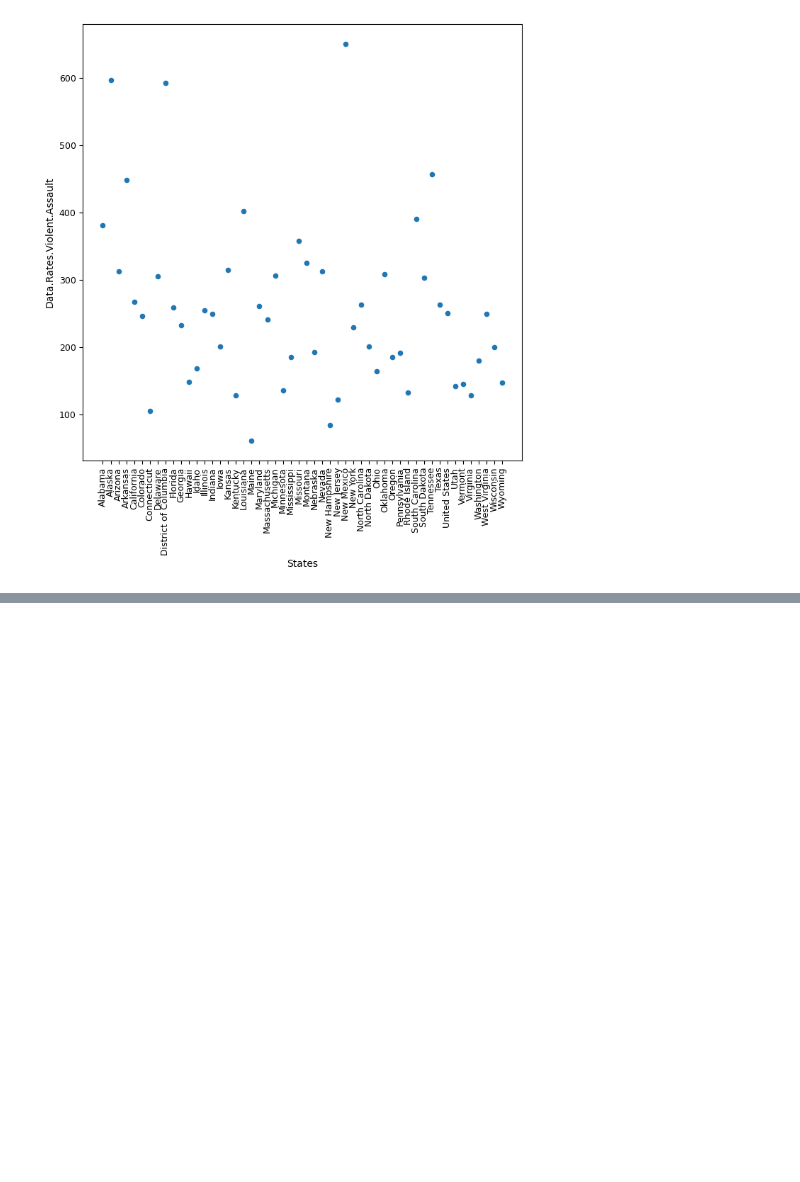
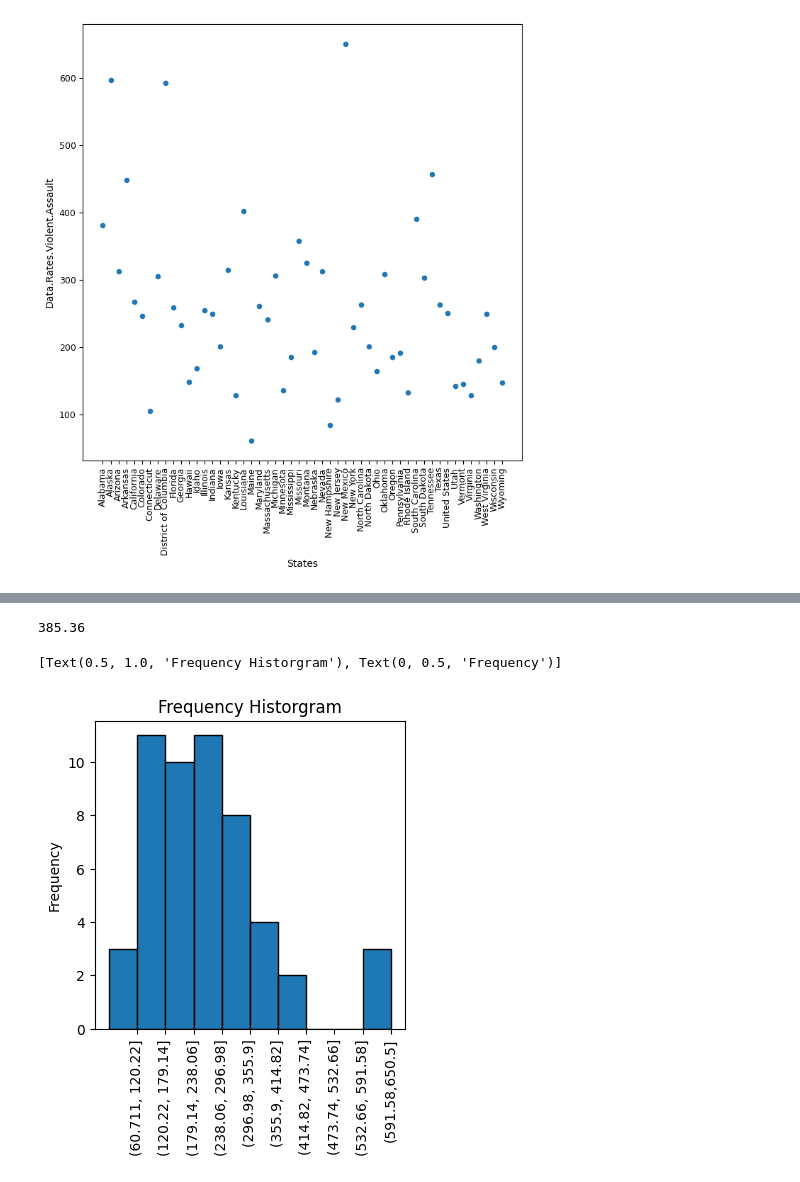
Before and after one commit to ekeminiess15/SpecialTopic-ML, a Jupyter notebook: chapter4/exploratory_data.ipynb, the cells around one changed output, grey strips where cells are left out. Cells and saved outputs as stored; diff of their text form; code cells hidden in the pictures; blank space fills up the shorter version.

```diff
--- a/chapter4/exploratory_data.ipynb
+++ b/chapter4/exploratory_data.ipynb
@@ -78,0 +125,4 @@ plt.savefig('scatter_plot', dpi=100)
+# %%
+binnedAssault = pd.cut(new_data["Data.Rates.Violent.Assault"],10)
+result = binnedAssault.value_counts().to_frame()
+result.head(10)
@@ -78,0 +141,17 @@ plt.savefig('scatter_plot', dpi=100)
+# %%
+from hashlib import new
+from matplotlib.pyplot import xticks
+
+
+print(binnedAssault.iloc[0].mid)
+xticks_label = ['(60.711, 120.22]','(120.22, 179.14]','(179.14, 238.06]','(238.06, 296.98]','(296.98, 355.9]','(355.9, 414.82]','(414.82, 473.74]','(473.74, 532.66]','(532.66, 591.58]','(591.58,650.5]']
+xticks = [120.22, 179.14, 238.06, 296.98, 355.9, 414.82, 473.74, 532.66, 591.58, 650.5]
+
+fig = new_data["Data.Rates.Violent.Assault"].plot.hist(figsize=(4,4), rot=90, edgecolor='black')
+fig.set_xticks(ticks=xticks)
+fig.set_xticklabels(xticks_label)
+plt.gca().set(title='Frequency Historgram', ylabel='Frequency')
+# %% [output]
+385.36
+[Text(0.5, 1.0, 'Frequency Historgram'), Text(0, 0.5, 'Frequency')]
+[figure, added]
```
Also changed, not shown: parts of 12 cells of this notebook.
